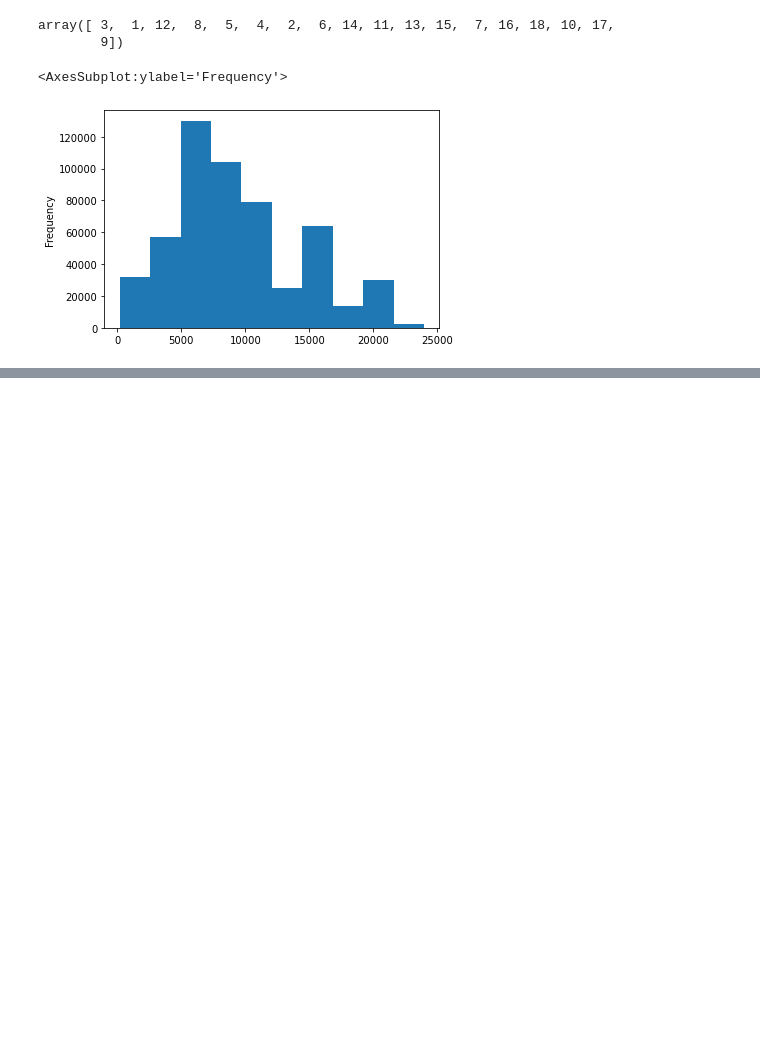
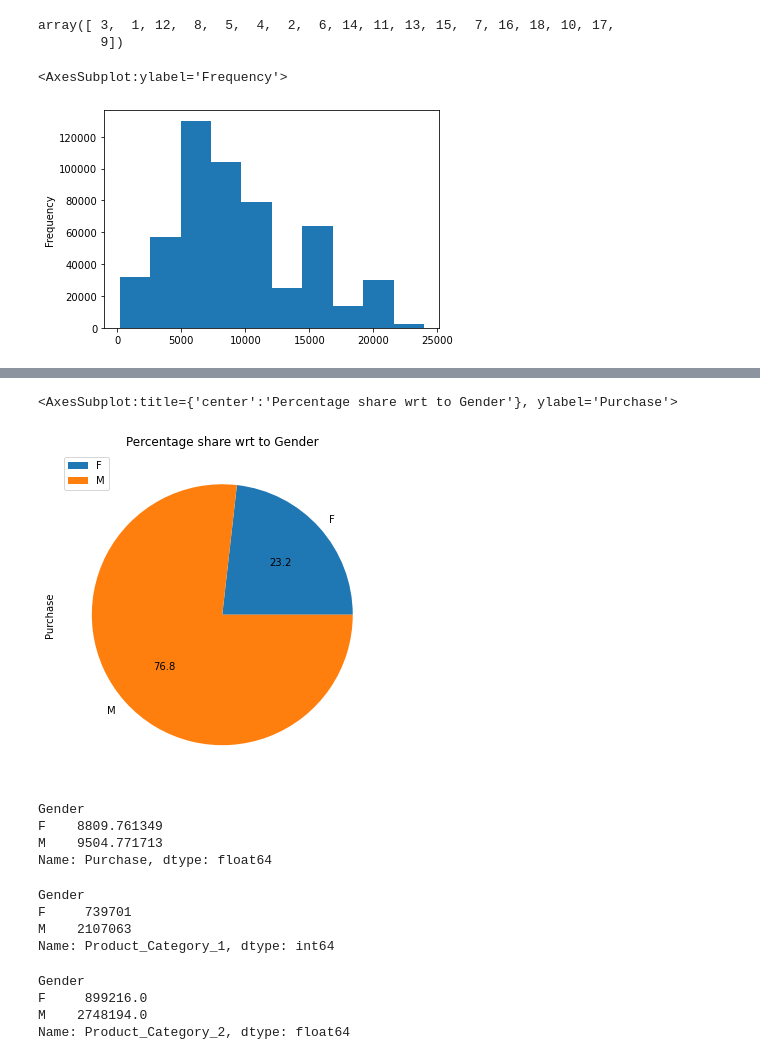
Before and after one commit to guptadhruv51/Data-Science-and-ML-GFG-, a Jupyter notebook: Data_Analysis/Projects/Black_Friday.ipynb, the cells around one changed output, grey strips where cells are left out. Drawn from its saved outputs; the diff is of its cells as text; code cells hidden in the pictures; blank space fills up the shorter version.

```diff
--- a/Data_Analysis/Projects/Black_Friday.ipynb
+++ b/Data_Analysis/Projects/Black_Friday.ipynb
@@ -132,0 +161,29 @@ df["Purchase"].plot(kind="hist")
+# %%
+df.groupby("Gender")["Purchase"].sum().plot(kind='pie',autopct="%.1f",
+                                            figsize=(6,6),
+                                            title="Percentage share wrt to Gender",
+                                           legend=True)
+# %% [output]
+<AxesSubplot:title={'center':'Percentage share wrt to Gender'}, ylabel='Purchase'>
+[figure, added]
+# %%
+df.groupby("Gender")["Purchase"].mean()
+# %% [output]
+Gender
+F    8809.761349
+M    9504.771713
+Name: Purchase, dtype: float64
+# %%
+df.groupby("Gender")["Product_Category_1"].sum()
+# %% [output]
+Gender
+F     739701
+M    2107063
+Name: Product_Category_1, dtype: int64
+# %%
+df.groupby("Gender")["Product_Category_2"].sum()
+# %% [output]
+Gender
+F     899216.0
+M    2748194.0
+Name: Product_Category_2, dtype: float64
```
Also changed, not shown: parts of 17 cells of this notebook.
